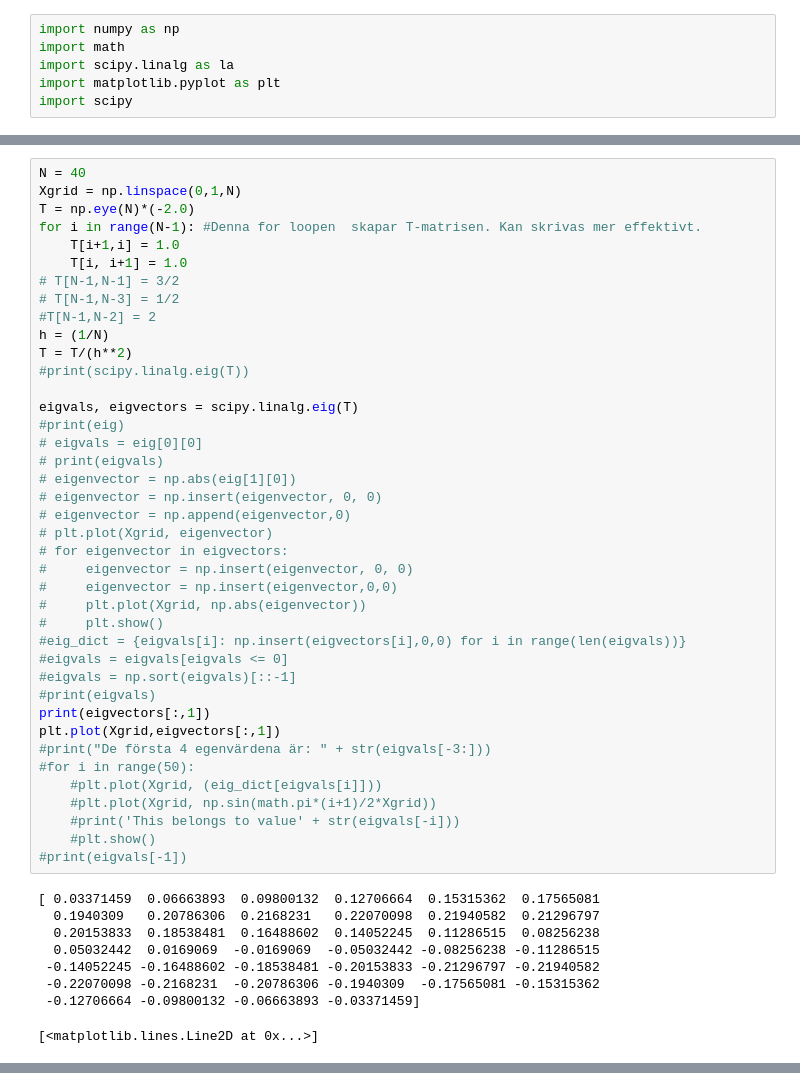
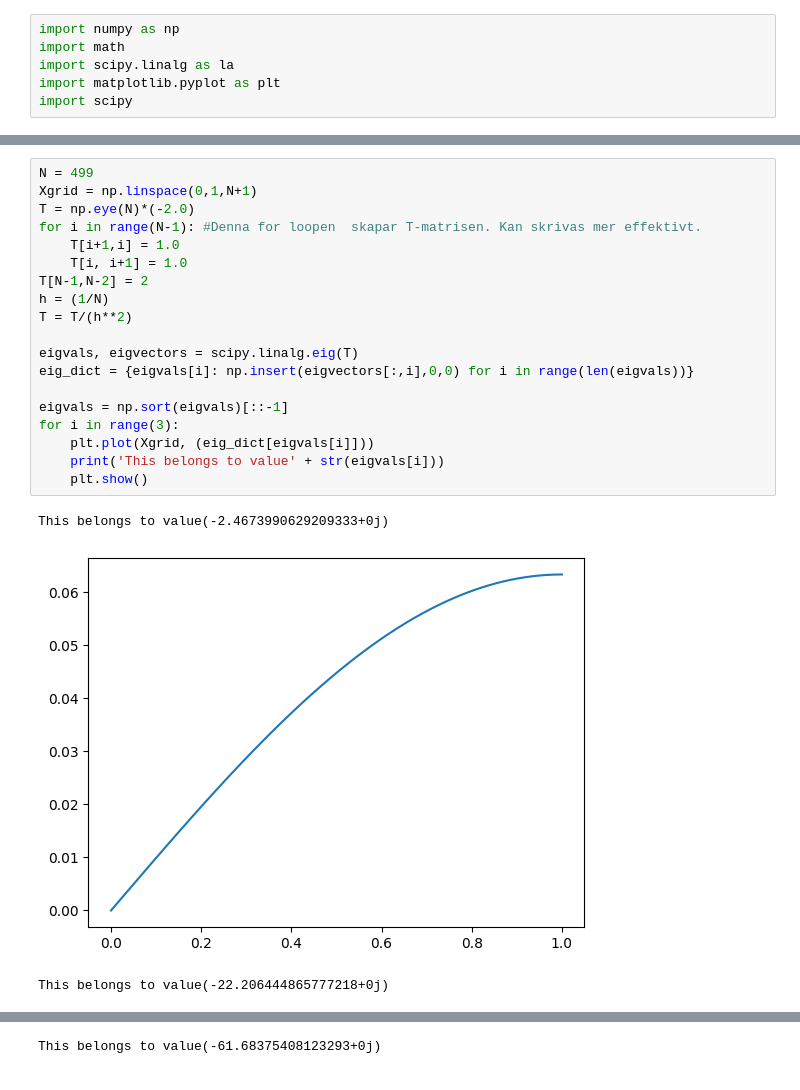
Before and after one commit to axelorrhede/Numerical-Methods-for-Differential-Equations, a Jupyter notebook: project2task2.ipynb, the cells around one changed output, grey strips where cells are left out. Cells and saved outputs as stored; diff of their text form.

```diff
--- a/project2task2.ipynb
+++ b/project2task2.ipynb
@@ -60,51 +44,25 @@ for i in range(3):
 [figure]
 [figure]
 # %%
-N = 40
-Xgrid = np.linspace(0,1,N)
+N = 499
+Xgrid = np.linspace(0,1,N+1)
 T = np.eye(N)*(-2.0)
 for i in range(N-1): #Denna for loopen  skapar T-matrisen. Kan skrivas mer effektivt.
     T[i+1,i] = 1.0
     T[i, i+1] = 1.0
-# T[N-1,N-1] = 3/2
-# T[N-1,N-3] = 1/2
-#T[N-1,N-2] = 2
+T[N-1,N-2] = 2
 h = (1/N)
 T = T/(h**2)
-#print(scipy.linalg.eig(T))
 
 eigvals, eigvectors = scipy.linalg.eig(T)
-#print(eig)
-# eigvals = eig[0][0]
-# print(eigvals)
-# eigenvector = np.abs(eig[1][0])
-# eigenvector = np.insert(eigenvector, 0, 0)
-# eigenvector = np.append(eigenvector,0)
-# plt.plot(Xgrid, eigenvector)
-# for eigenvector in eigvectors:
-#     eigenvector = np.insert(eigenvector, 0, 0)
-#     eigenvector = np.insert(eigenvector,0,0)
-#     plt.plot(Xgrid, np.abs(eigenvector))
-#     plt.show()
-#eig_dict = {eigvals[i]: np.insert(eigvectors[i],0,0) for i in range(len(eigvals))}
-#eigvals = eigvals[eigvals <= 0]
-#eigvals = np.sort(eigvals)[::-1]
-#print(eigvals)
-print(eigvectors[:,1])
-plt.plot(Xgrid,eigvectors[:,1])
-#print("De första 4 egenvärdena är: " + str(eigvals[-3:]))
-#for i in range(50):
-    #plt.plot(Xgrid, (eig_dict[eigvals[i]]))
-    #plt.plot(Xgrid, np.sin(math.pi*(i+1)/2*Xgrid))
-    #print('This belongs to value' + str(eigvals[-i]))
-    #plt.show()
-#print(eigvals[-1])
+eig_dict = {eigvals[i]: np.insert(eigvectors[:,i],0,0) for i in range(len(eigvals))}
+
+eigvals = np.sort(eigvals)[::-1]
+for i in range(3):
+    plt.plot(Xgrid, (eig_dict[eigvals[i]]))
+    print('This belongs to value' + str(eigvals[i]))
+    plt.show()
 # %% [output]
-[ 0.03371459  0.06663893  0.09800132  0.12706664  0.15315362  0.17565081
-  0.1940309   0.20786306  0.2168231   0.22070098  0.21940582  0.21296797
-  0.20153833  0.18538481  0.16488602  0.14052245  0.11286515  0.08256238
-  0.05032442  0.0169069  -0.0169069  -0.05032442 -0.08256238 -0.11286515
- -0.14052245 -0.16488602 -0.18538481 -0.20153833 -0.21296797 -0.21940582
- -0.22070098 -0.2168231  -0.20786306 -0.1940309  -0.17565081 -0.15315362
- -0.12706664 -0.09800132 -0.06663893 -0.03371459]
+This belongs to value(-2.4673990629209333+0j)
+[figure, new version]
-[<matplotlib.lines.Line2D at 0x...>]
+This belongs to value(-22.206444865777218+0j)
@@ -111,0 +70 @@ plt.plot(Xgrid,eigvectors[:,1])
+This belongs to value(-61.68375408123293+0j)
```
Also changed, not shown: parts of 2 cells of this notebook.
